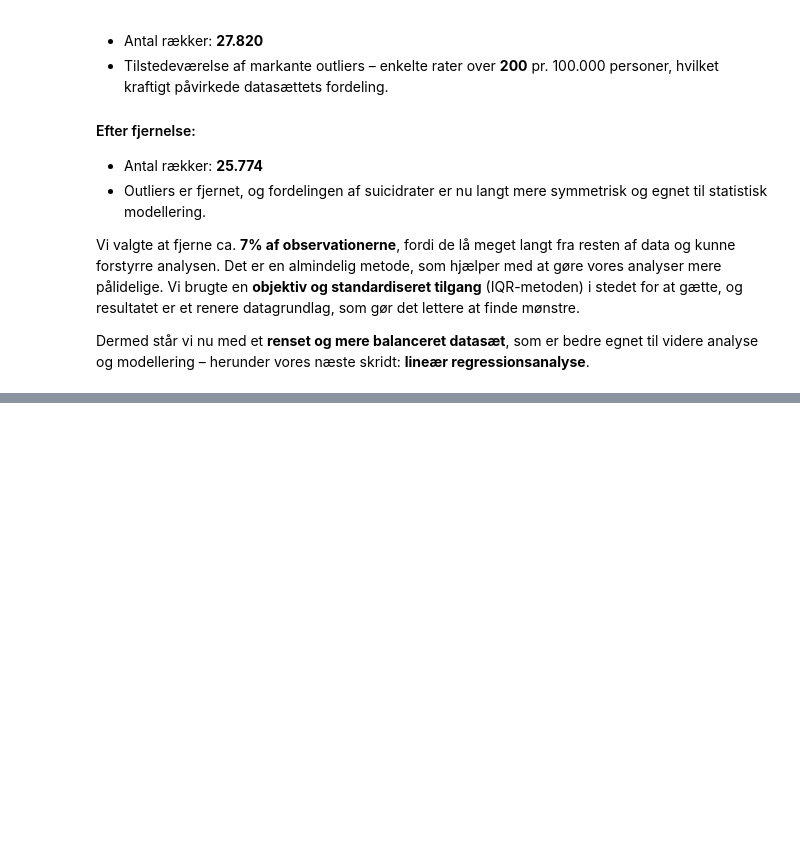
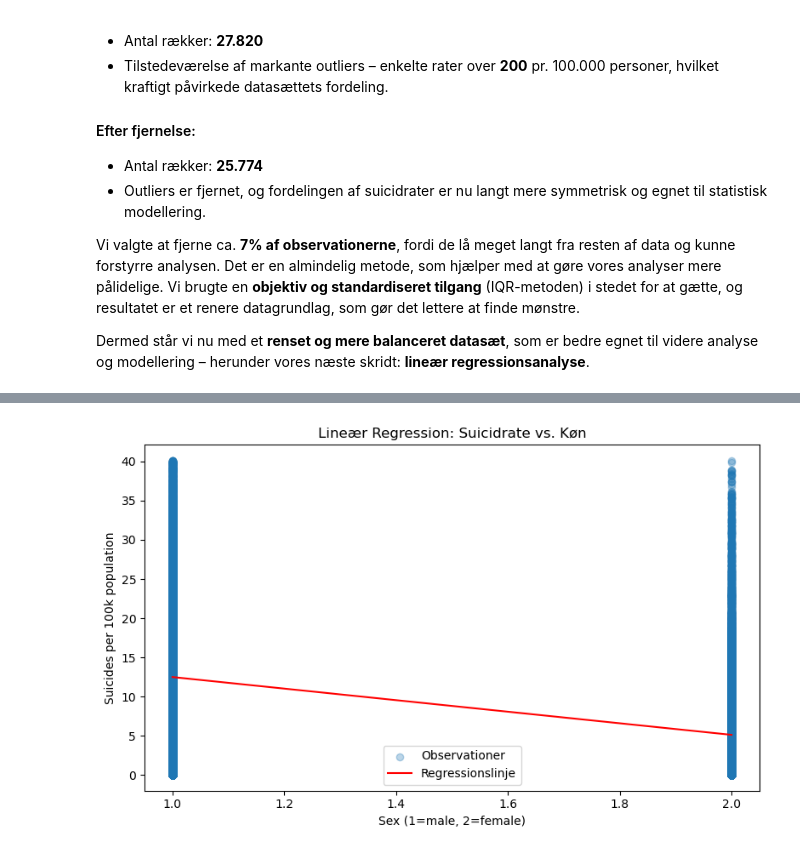
Before and after one commit to LukasRonberg/BIExam, a Jupyter notebook: suicide.ipynb, the cells around one changed output, grey strips where cells are left out. Saved outputs shown, nothing was run; the diff lists cells and outputs as text; code cells hidden in the pictures; blank space fills up the shorter version.

```diff
--- a/suicide.ipynb
+++ b/suicide.ipynb
@@ -591,0 +661,30 @@ model_summary.tables[1]  # Viser kun koefficient-tabellen
+# %%
+from sklearn.linear_model import LinearRegression
+from sklearn.metrics import r2_score, mean_squared_error
+import matplotlib.pyplot as plt
+
+# Model 2: Brug kun 'sex_numeric' som forklarende variabel
+X = df_no_outliers[['sex_numeric']]
+y = df_no_outliers['suicides/100k pop']
+
+# Initialiser og træn modellen
+model2 = LinearRegression()
+model2.fit(X, y)
+
+# Forudsigelser og metrikker
+y_pred2 = model2.predict(X)
+r2_2 = r2_score(y, y_pred2)
+mse_2 = mean_squared_error(y, y_pred2)
+
+# Visualiser regressionen
+plt.figure(figsize=(8, 5))
+plt.scatter(X, y, alpha=0.3, label="Observationer")
+plt.plot(X, y_pred2, color="red", label="Regressionslinje")
+plt.xlabel("Sex (1=male, 2=female)")
+plt.ylabel("Suicides per 100k population")
+plt.title("Lineær Regression: Suicidrate vs. Køn")
+plt.legend()
+plt.tight_layout()
+plt.show()
+# %% [output]
+[figure, added]
```
Also changed, not shown: parts of 11 cells of this notebook.
